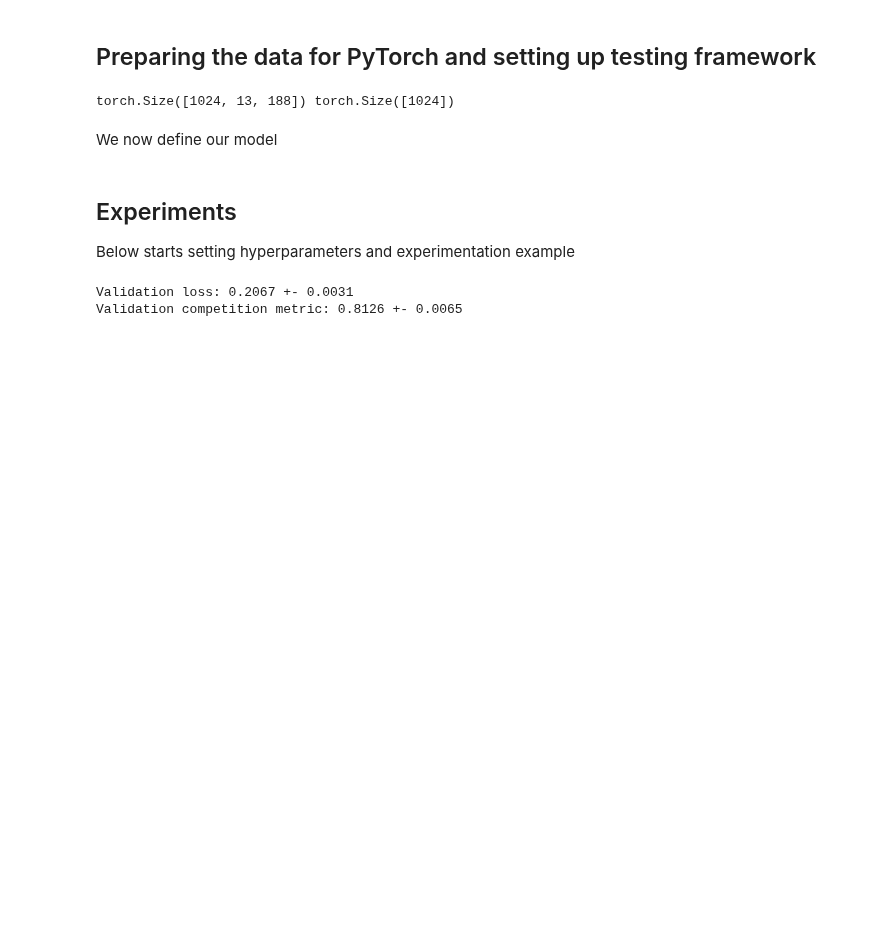
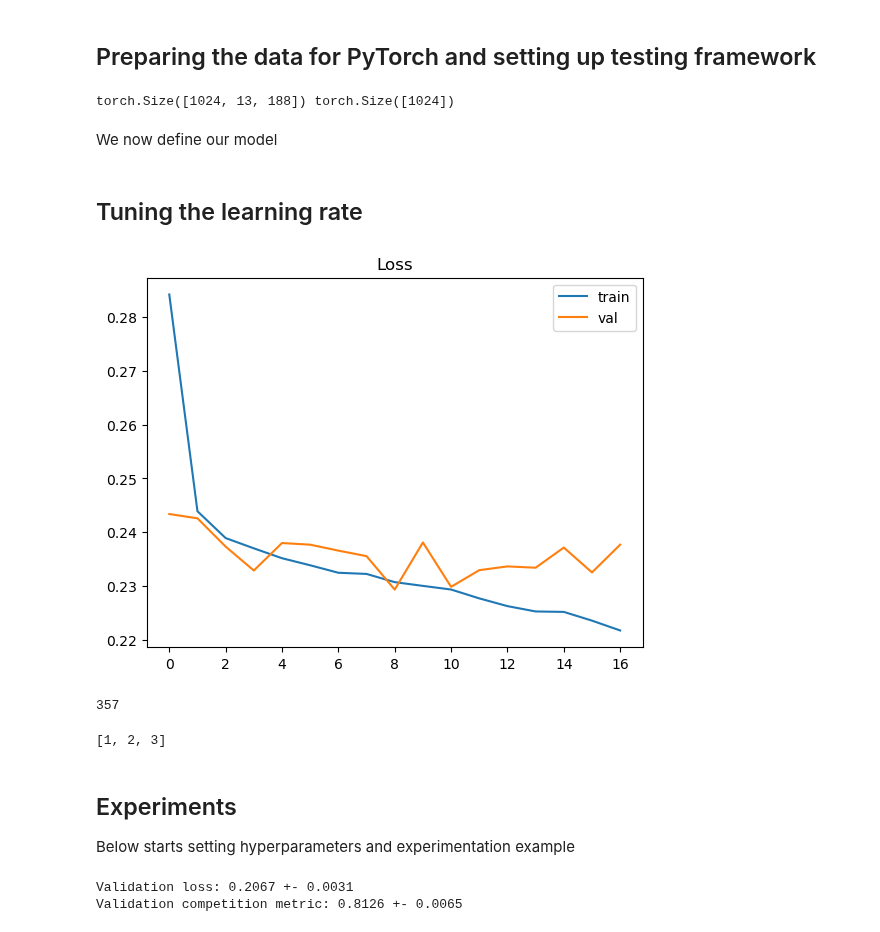
Before and after one commit to marcusGH/edain_paper, a Jupyter notebook: notebooks/baseline_model.ipynb, the cells around one changed output. Saved outputs shown, nothing was run; the diff lists cells and outputs as text; code cells hidden in the pictures; blank space fills up the shorter version.

```diff
--- a/notebooks/baseline_model.ipynb
+++ b/notebooks/baseline_model.ipynb
@@ -733,3 +733,5 @@ class GRUNet(nn.Module):
         out = self.sigmoid(self.fc3(out))
 
         return out.squeeze(1)
+# %% [markdown]
+## Tuning the learning rate
@@ -736,3 +806,27 @@ class GRUNet(nn.Module):
+# %%
+plt.plot(history['train_loss'], label="train")
+plt.plot(history['val_loss'], label="val")
+plt.legend()
+plt.title("Loss")
+plt.show()
+# %% [output]
+[figure, added]
+# %%
+for i, x in enumerate(train_loader):
+    a = 2
+print(i)
+# %% [output]
+357
+# %%
+gpus = []
+# pick first 3 available GPUs
+for i in range(torch.cuda.device_count()):
+    if torch.cuda.memory_allocated(i) == 0:
+        gpus.append(i)
+    if len(gpus) == 3:
+        break
+# %% [output]
+[1, 2, 3]
 # %% [markdown]
 ## Experiments
 
```
Also changed, not shown: parts of 6 cells of this notebook, 3 other files.
